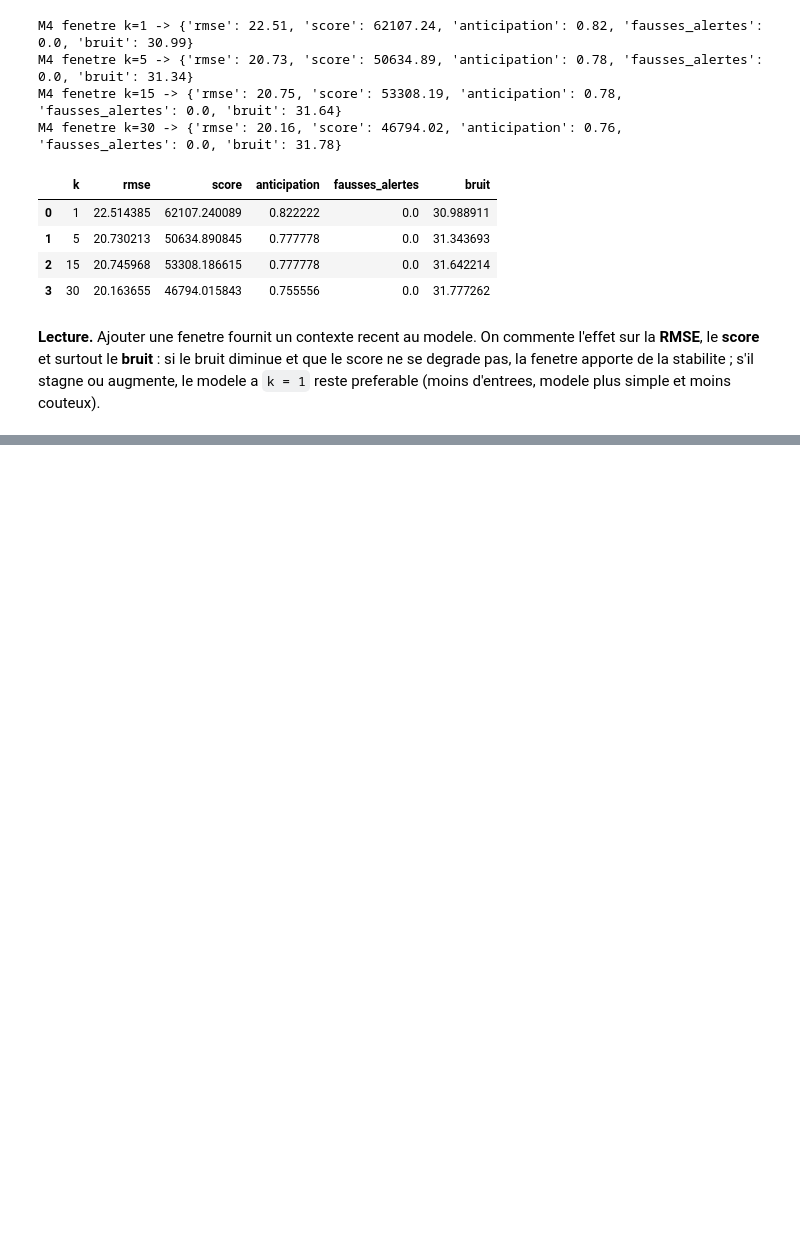
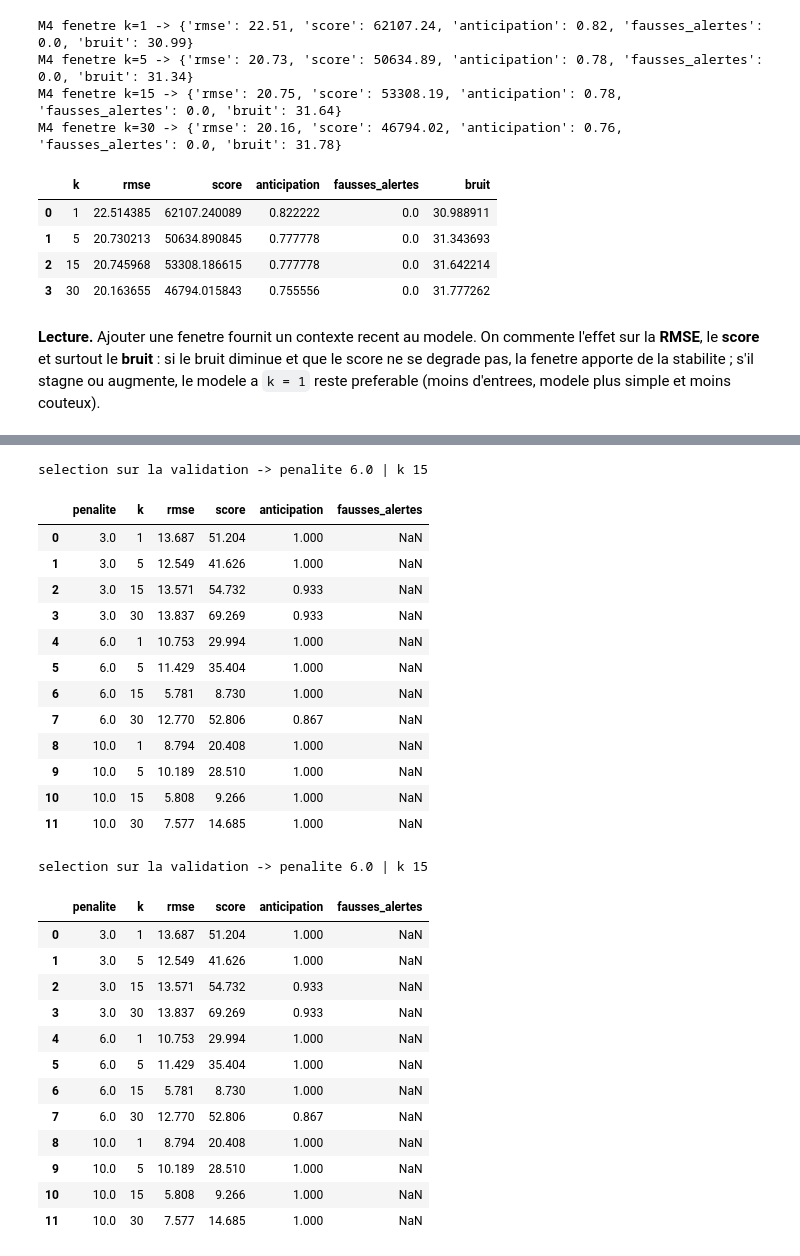
Before and after one commit to moussIlyas/ProjectFM, a Jupyter notebook: notebooks/mlp4.ipynb, the cells around one changed output, grey strips where cells are left out. Saved outputs shown, nothing was run; the diff lists cells and outputs as text; code cells hidden in the pictures; blank space fills up the shorter version.

```diff
--- a/notebooks/mlp4.ipynb
+++ b/notebooks/mlp4.ipynb
@@ -848,0 +803,66 @@ M6 fenetre k=30 -> {'rmse': 22.22, 'score': 44736.28, 'anticipation': 0.78, 'fau
+# %%
+# --- Selection des hyperparametres sur la VALIDATION, puis UNE evaluation sur le test ---
+# Protocole : tous les reglages se font sur la validation ; le test n'est touche qu'une fois.
+def perte_asym(p):
+    def f(y_vrai, y_pred):
+        erreur = y_pred - y_vrai
+        return tf.reduce_mean(tf.where(erreur > 0, p * tf.square(erreur), tf.square(erreur)))
+    return f
+
+# verite terrain sur le dernier cycle de chaque pompe de validation (meme base qu'au test)
+rul_fin_val = val_n.groupby("pompe").tail(1)["rul_cap"].values.astype(float)
+
+def evaluer_cible(pred, y_cycles):
+    proches, lointaines = y_cycles <= SEUIL_ALERTE, y_cycles > SEUIL_FA
+    return {"rmse": rmse(y_cycles, pred), "score": score_nasa(y_cycles, pred),
+            "anticipation": float((pred[proches] < SEUIL_ALERTE).mean()),
+            "fausses_alertes": float((pred[lointaines] < SEUIL_ALERTE).mean())}
+
+grille, modeles = [], {}
+for p in [3.0, 6.0, 10.0]:
+    for k in [1, 5, 15, 30]:
+        keras.utils.set_random_seed(SEED)
+        Xtr, ytr, _ = fenetres_aplaties_k(train_n, k)
+        Xva, yva, fin_va = fenetres_aplaties_k(val_n, k)
+        m = construire_modele(Xtr.shape[1])
+        m.compile(optimizer="adam", loss=perte_asym(p))
+        m.fit(Xtr, ytr, validation_data=(Xva, yva), epochs=150, batch_size=256, verbose=0)
+        pred_va = predire_cycles(m, Xva)
+        grille.append({"penalite": p, "k": k, **evaluer_cible(pred_va[fin_va], rul_fin_val)})
+        modeles[(p, k)] = m
+
+df_grille = pd.DataFrame(grille)
+eligibles = df_grille[df_grille["anticipation"] >= 0.90]
+best = eligibles.sort_values(["score", "rmse", "k"]).iloc[0]
+PENALITE_CIBLE, K_CIBLE = float(best["penalite"]), int(best["k"])
+print("selection sur la validation -> penalite", PENALITE_CIBLE, "| k", K_CIBLE)
+df_grille.round(3)
+# %% [output]
+selection sur la validation -> penalite 6.0 | k 15
+|  | penalite | k | rmse | score | anticipation | fausses_alertes |
+| 0 | 3.0 | 1 | 13.687 | 51.204 | 1.000 | NaN |
+| 1 | 3.0 | 5 | 12.549 | 41.626 | 1.000 | NaN |
+| 2 | 3.0 | 15 | 13.571 | 54.732 | 0.933 | NaN |
+| 3 | 3.0 | 30 | 13.837 | 69.269 | 0.933 | NaN |
+| 4 | 6.0 | 1 | 10.753 | 29.994 | 1.000 | NaN |
+| 5 | 6.0 | 5 | 11.429 | 35.404 | 1.000 | NaN |
+| 6 | 6.0 | 15 | 5.781 | 8.730 | 1.000 | NaN |
+| 7 | 6.0 | 30 | 12.770 | 52.806 | 0.867 | NaN |
+| 8 | 10.0 | 1 | 8.794 | 20.408 | 1.000 | NaN |
+| 9 | 10.0 | 5 | 10.189 | 28.510 | 1.000 | NaN |
+| 10 | 10.0 | 15 | 5.808 | 9.266 | 1.000 | NaN |
+| 11 | 10.0 | 30 | 7.577 | 14.685 | 1.000 | NaN |
+selection sur la validation -> penalite 6.0 | k 15
+|  | penalite | k | rmse | score | anticipation | fausses_alertes |
+| 0 | 3.0 | 1 | 13.687 | 51.204 | 1.000 | NaN |
+| 1 | 3.0 | 5 | 12.549 | 41.626 | 1.000 | NaN |
+| 2 | 3.0 | 15 | 13.571 | 54.732 | 0.933 | NaN |
+| 3 | 3.0 | 30 | 13.837 | 69.269 | 0.933 | NaN |
+| 4 | 6.0 | 1 | 10.753 | 29.994 | 1.000 | NaN |
+| 5 | 6.0 | 5 | 11.429 | 35.404 | 1.000 | NaN |
+| 6 | 6.0 | 15 | 5.781 | 8.730 | 1.000 | NaN |
+| 7 | 6.0 | 30 | 12.770 | 52.806 | 0.867 | NaN |
+| 8 | 10.0 | 1 | 8.794 | 20.408 | 1.000 | NaN |
+| 9 | 10.0 | 5 | 10.189 | 28.510 | 1.000 | NaN |
+| 10 | 10.0 | 15 | 5.808 | 9.266 | 1.000 | NaN |
+| 11 | 10.0 | 30 | 7.577 | 14.685 | 1.000 | NaN |
```
Also changed, not shown: parts of 34 cells of this notebook, 3 other files.
